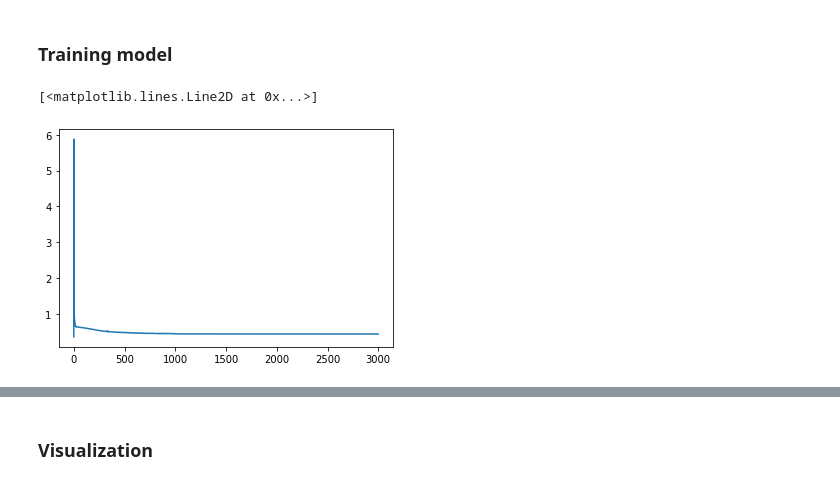
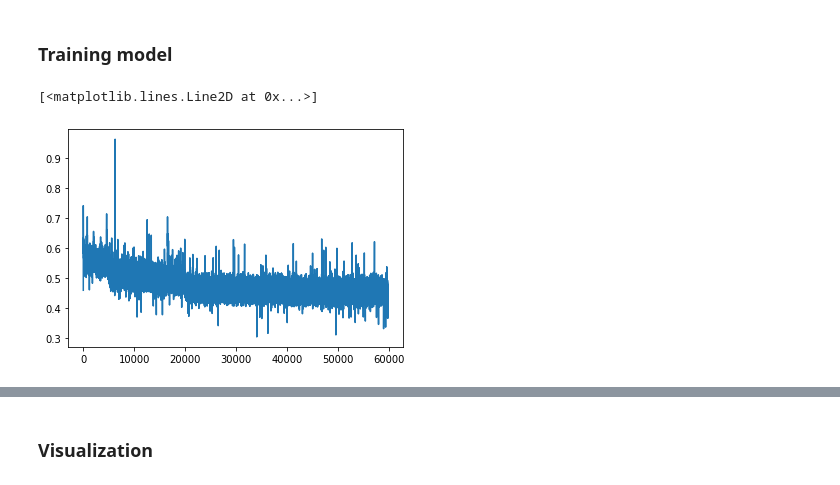
Before and after one commit to aiboyko/saudi_aramco_data_technathon, a Jupyter notebook: fourier_to_show2.ipynb, the cells around one changed output, grey strips where cells are left out. Saved outputs shown, nothing was run; the diff lists cells and outputs as text; code cells hidden in the pictures.

```diff
--- a/fourier_to_show2.ipynb
+++ b/fourier_to_show2.ipynb
@@ -229,21 +235,21 @@ md = md.to(device)
 # %%
 # training loop
 torch_data = torch.from_numpy(data).to(device)
 
 sampler = torch.utils.data.sampler.BatchSampler(
     torch.utils.data.sampler.RandomSampler(ds_slices),
-    batch_size=2**22,
+    batch_size=2**10,
     drop_last=False)
 
 dl = DataLoader(ds_slices, sampler=sampler)
 L = torch.nn.BCELoss()
 
-n_epochs = 1000
-lr0=5e-2
+n_epochs = 100
+lr0= 1e-1
 lr_steps=3
 losses = train(md, dl, torch_data, L, n_epochs=n_epochs, lr_steps=lr_steps, lr0=lr0)
 
 plt.plot(losses)
 # %% [output]
 [<matplotlib.lines.Line2D at 0x...>]
-[figure, old version]
+[figure, new version]
```
Also changed, not shown: parts of 8 cells of this notebook.
